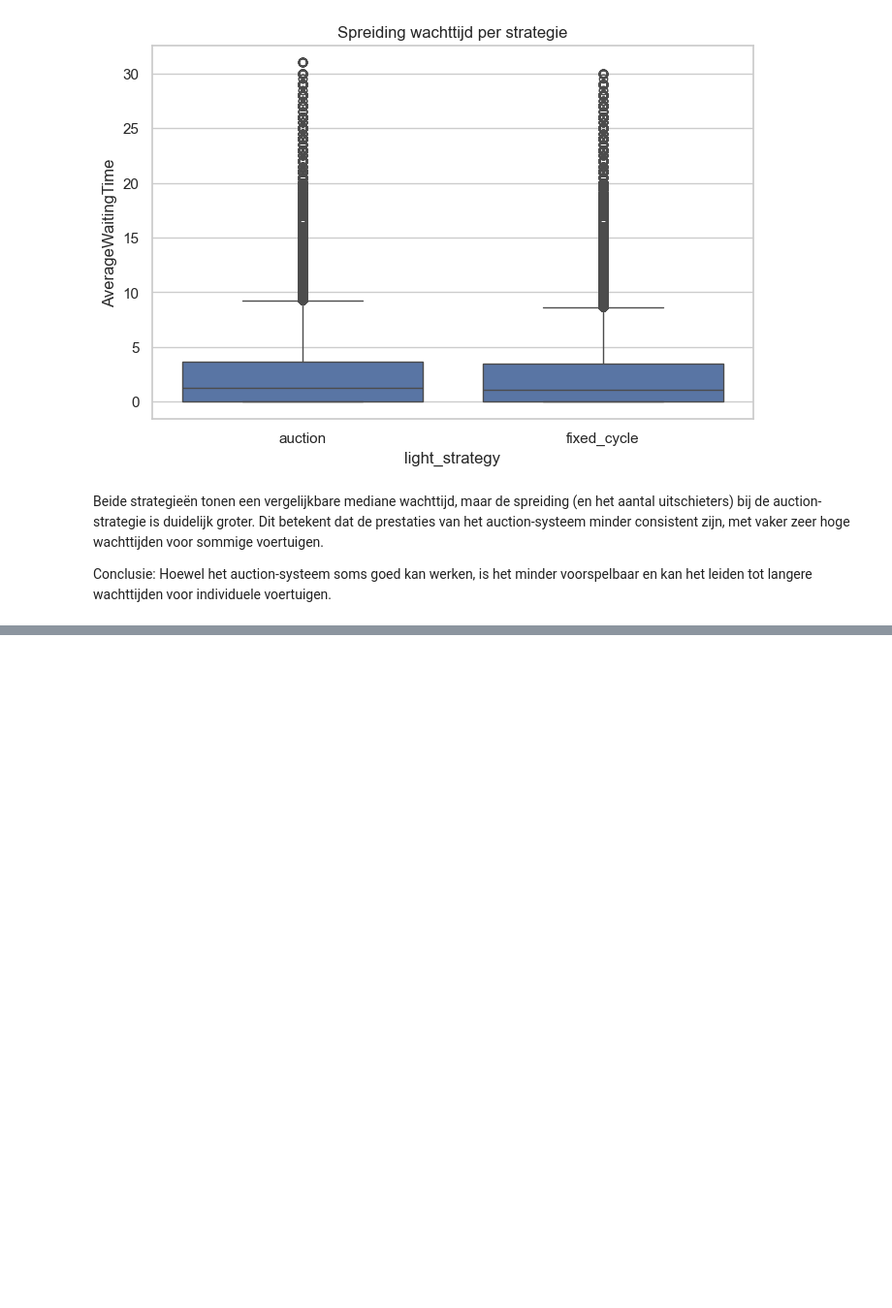
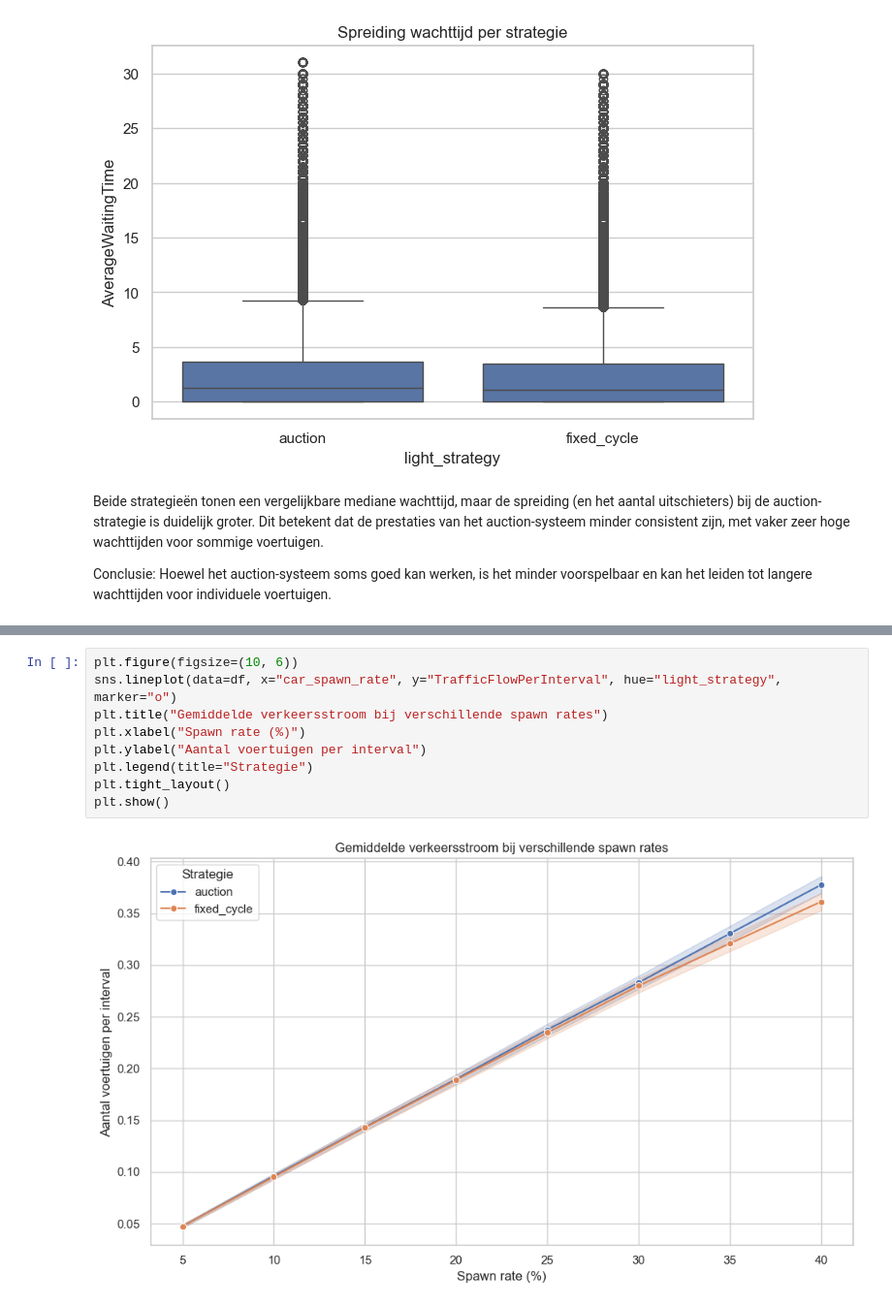
Before and after one commit to TikkaMasala1/INNO_ABD_SIM, a Jupyter notebook: data_analysis.ipynb, the cells around one changed output, grey strips where cells are left out. Shown at 97% size. Drawn from its saved outputs; the diff is of its cells as text; blank space fills up the shorter version.

Commit message:
new trafficflow plot

```diff
--- a/data_analysis.ipynb
+++ b/data_analysis.ipynb
@@ -102,0 +110,11 @@ Conclusie: Hoewel het auction-systeem soms goed kan werken, is het minder voorsp
+# %%
+plt.figure(figsize=(10, 6))
+sns.lineplot(data=df, x="car_spawn_rate", y="TrafficFlowPerInterval", hue="light_strategy", marker="o")
+plt.title("Gemiddelde verkeersstroom bij verschillende spawn rates")
+plt.xlabel("Spawn rate (%)")
+plt.ylabel("Aantal voertuigen per interval")
+plt.legend(title="Strategie")
+plt.tight_layout()
+plt.show()
+# %% [output]
+[figure, added]
```
Also changed, not shown: parts of 2 cells of this notebook.
